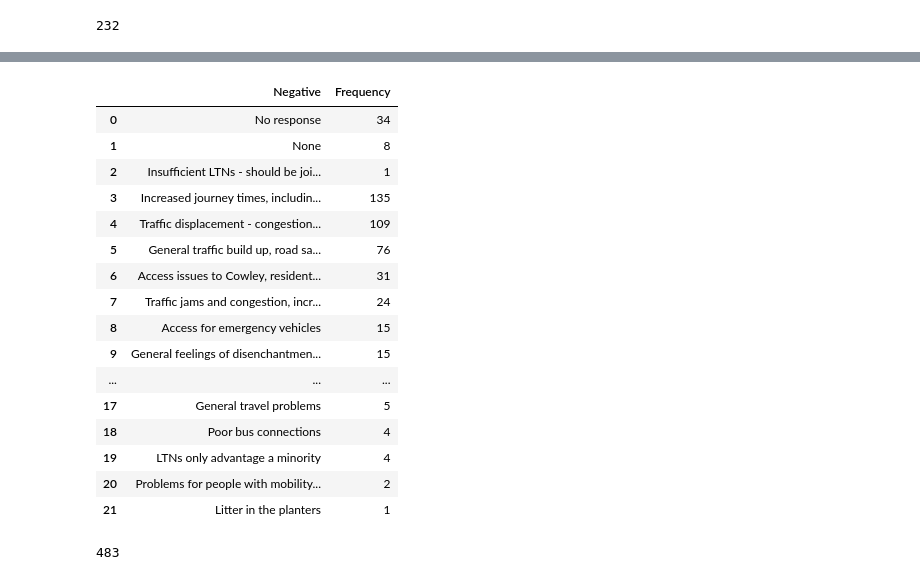
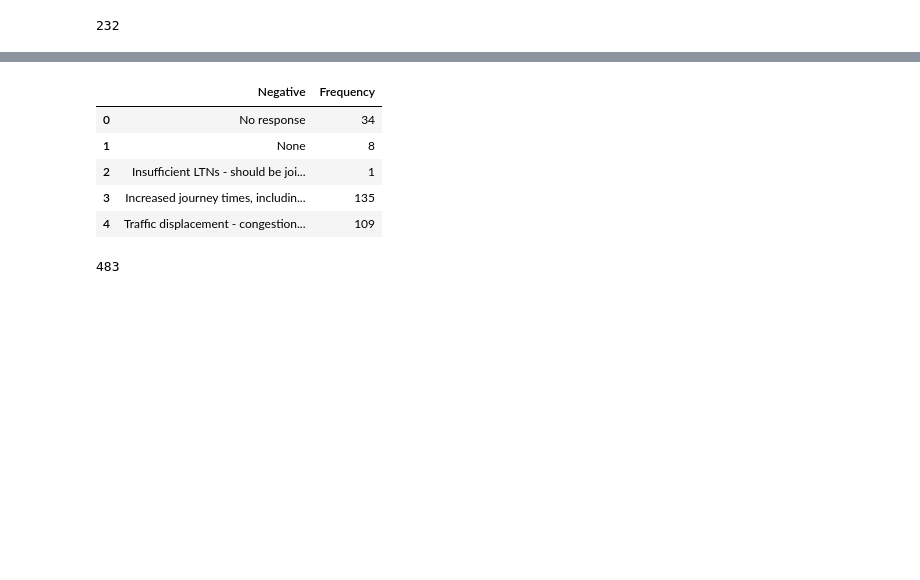
Before and after one commit to annarailton/littlemore_ltn_analysis, a Jupyter notebook: lpc_ltn_analysis.ipynb, the cells around one changed output, grey strips where cells are left out. Saved outputs shown, nothing was run; the diff lists cells and outputs as text; code cells hidden in the pictures; blank space fills up the shorter version.

```diff
--- a/lpc_ltn_analysis.ipynb
+++ b/lpc_ltn_analysis.ipynb
@@ -1489,25 +1489,14 @@ plt.savefig("img/13_ltn_benefits.png", bbox_inches="tight")
 # %%
 qu8_responses = pd.read_csv("data/qu8_responses.csv", header=None)
 qu8_responses.rename(columns={0: "Negative", 1: "Frequency"}, inplace=True)
-qu8_responses
+qu8_responses.head()
 # %% [output]
 |  | Negative | Frequency |
 | 0 | No response | 34 |
 | 1 | None | 8 |
 | 2 | Insufficient LTNs - should be joi... | 1 |
 | 3 | Increased journey times, includin... | 135 |
 | 4 | Traffic displacement - congestion... | 109 |
-| 5 | General traffic build up, road sa... | 76 |
-| 6 | Access issues to Cowley, resident... | 31 |
-| 7 | Traffic jams and congestion, incr... | 24 |
-| 8 | Access for emergency vehicles | 15 |
-| 9 | General feelings of disenchantmen... | 15 |
-| ... | ... | ... |
-| 17 | General travel problems | 5 |
-| 18 | Poor bus connections | 4 |
-| 19 | LTNs only advantage a minority | 4 |
-| 20 | Problems for people with mobility... | 2 |
-| 21 | Litter in the planters | 1 |
 # %%
 # Those giving a positive answer to this question
 num_no_negatives = qu8_responses[qu8_responses["Negative"] == "None"][
```
Also changed, not shown: parts of 6 cells of this notebook.
